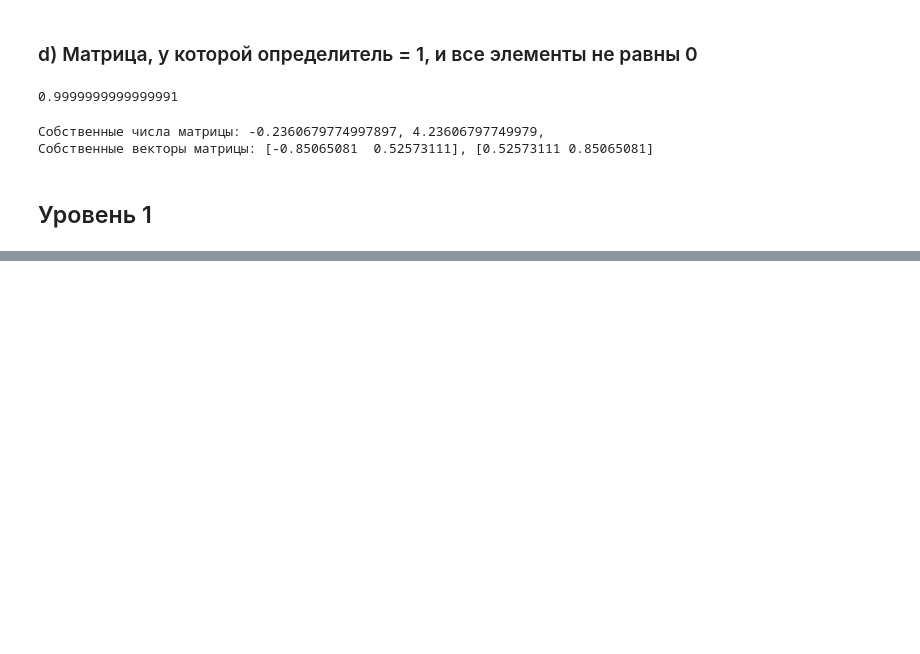
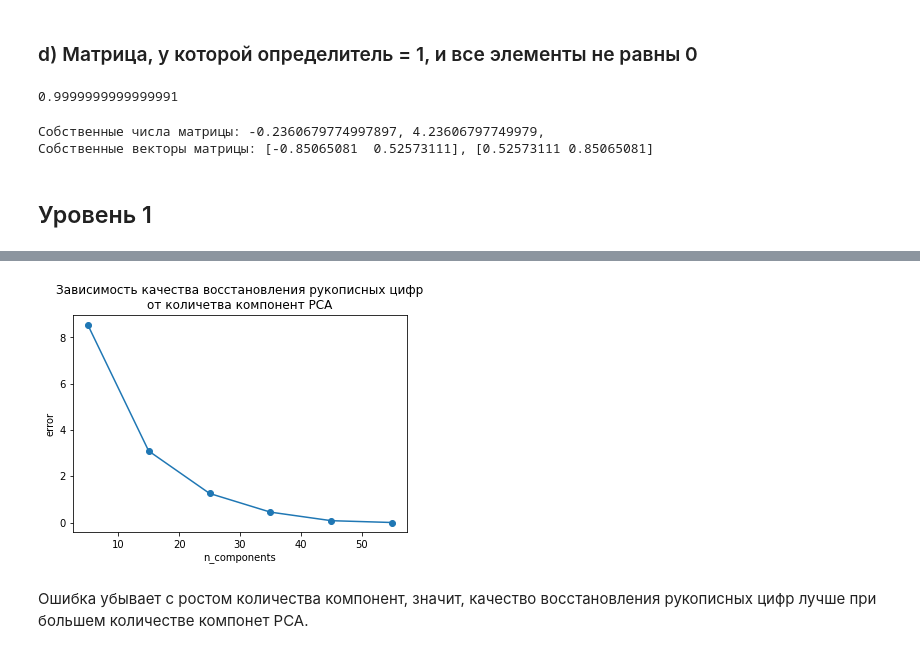
Before and after one commit to mariaedel/mds_hm, a Jupyter notebook: mds_hm3.ipynb, the cells around one changed output, grey strips where cells are left out. Cells and saved outputs as stored; diff of their text form; code cells hidden in the pictures; blank space fills up the shorter version.

```diff
--- a/mds_hm3.ipynb
+++ b/mds_hm3.ipynb
@@ -46,0 +57,23 @@ array([[-0.85065081,  0.52573111],
+# %%
+from sklearn.decomposition import PCA
+X = digits.data
+E = []
+K = []
+i = 5
+while i < X.shape[1]:
+    pca = PCA(n_components=i)
+    X1 = pca.fit_transform(X)
+    X2 = pca.inverse_transform(X1)
+    error = mean_squared_error(X, X2)
+    K.append(i)
+    E.append(error)
+    i += 10
+plt.plot(K, E)
+plt.scatter(K, E)
+plt.xlabel('n_components')
+plt.ylabel('error')
+plt.title('Зависимость качества восстановления рукописных цифр\nот количетва компонент PCA');
+# %% [output]
+[figure, added]
+# %% [markdown]
+Ошибка убывает с ростом количества компонент, значит, качество восстановления рукописных цифр лучше при большем количестве компонет PCA.
```
Also changed, not shown: parts of 11 cells of this notebook, 2 other files.
